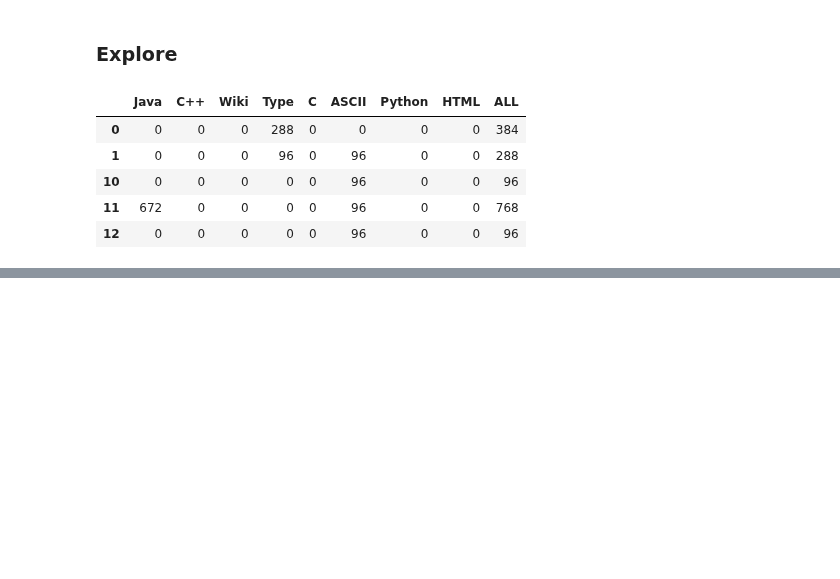
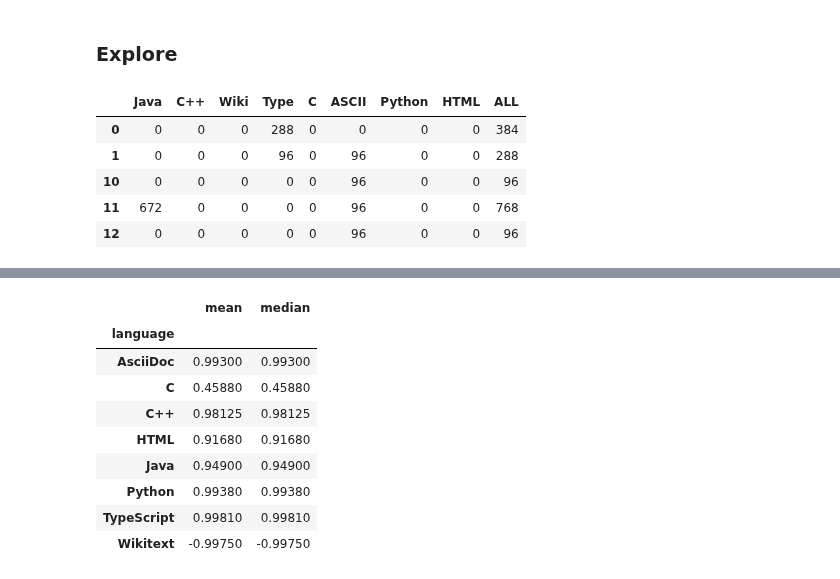
Before and after one commit to TeamAwesomeQuackers/NLP_Project, a Jupyter notebook: Workbooks/paige_Explore_NLP-Copy1.ipynb, the cells around one changed output, grey strips where cells are left out. Cells and saved outputs as stored; diff of their text form; code cells hidden in the pictures; blank space fills up the shorter version.

```diff
--- a/Workbooks/paige_Explore_NLP-Copy1.ipynb
+++ b/Workbooks/paige_Explore_NLP-Copy1.ipynb
@@ -214,0 +253,13 @@ _ = plt.yticks(ticks, labels)
+# %%
+df.groupby('language').sentiment.agg(['mean', 'median'])
+# %% [output]
+|  | mean | median |
+| language |  |  |
+| AsciiDoc | 0.99300 | 0.99300 |
+| C | 0.45880 | 0.45880 |
+| C++ | 0.98125 | 0.98125 |
+| HTML | 0.91680 | 0.91680 |
+| Java | 0.94900 | 0.94900 |
+| Python | 0.99380 | 0.99380 |
+| TypeScript | 0.99810 | 0.99810 |
+| Wikitext | -0.99750 | -0.99750 |
```
Also changed, not shown: parts of 23 cells of this notebook, 3 other files.
